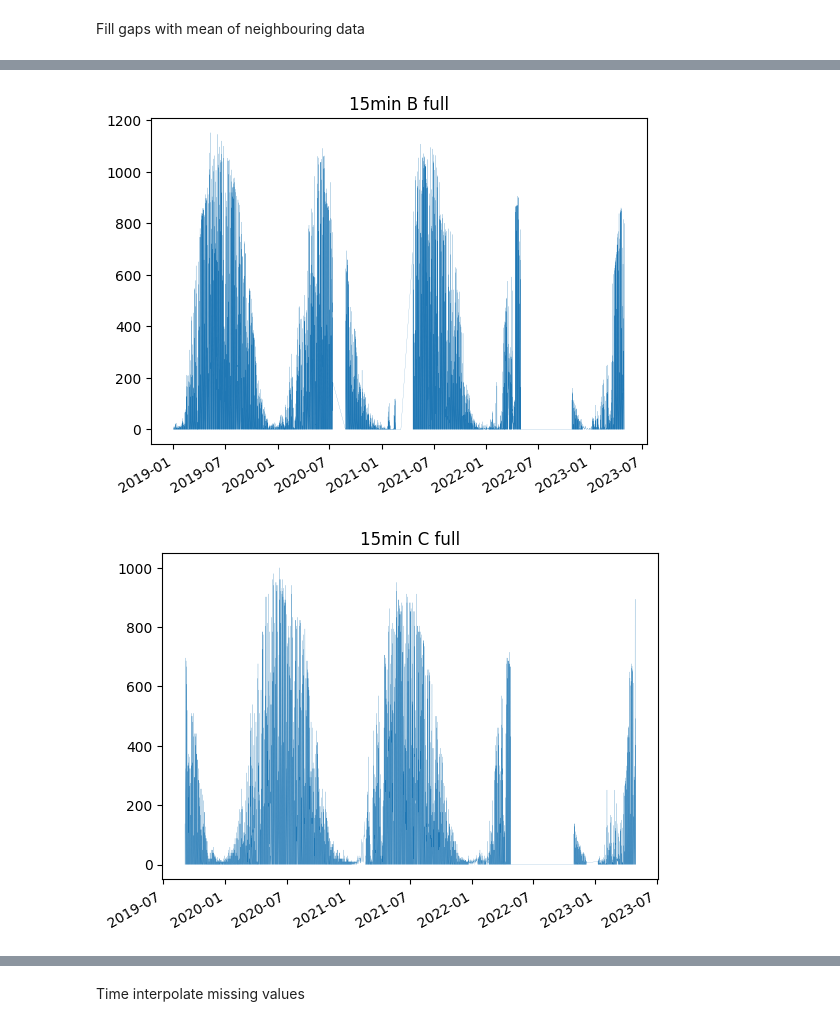
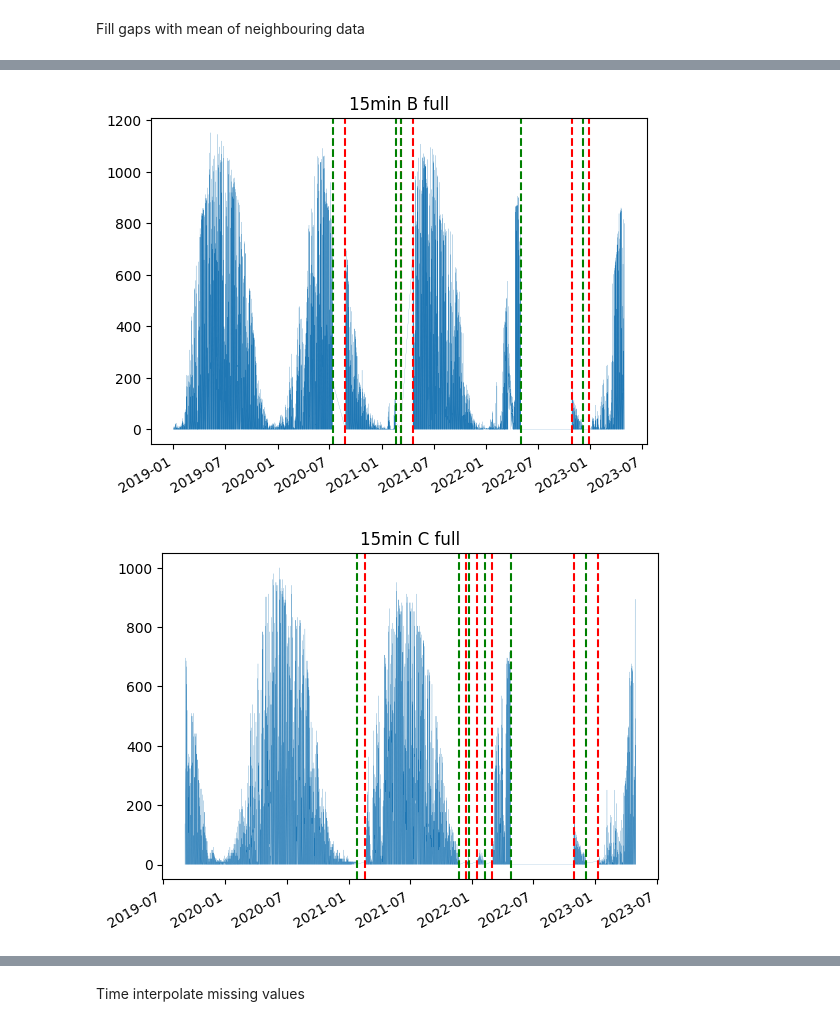
Before and after one commit to jkbch/machine_learning_exam, a Jupyter notebook: Jakob_notebook.ipynb, the cells around one changed output, grey strips where cells are left out. Cells and saved outputs as stored; diff of their text form; code cells hidden in the pictures.

```diff
--- a/Jakob_notebook.ipynb
+++ b/Jakob_notebook.ipynb
@@ -250,25 +250,25 @@ pd.concat([Xs["og"][loc][type] for loc in Xs["og"] for type in Xs["og"][loc]]).d
 # %% [markdown]
 Plot timeperiod of test dates
 # %%
-test_dates = {loc: Xs["og"][loc]["test"].index.copy() for loc in Xs["og"]}
+extract_dates = {loc: Xs["og"][loc]["test"].index.copy() for loc in Xs["og"]}
 
 if display_plots:
-    for height, loc in zip([3,2,1], test_dates):
-        plt.plot(test_dates[loc], [height] * len(test_dates[loc]), marker='o', markersize=1, linestyle='')
+    for height, loc in zip([3,2,1], extract_dates):
+        plt.plot(extract_dates[loc], [height] * len(extract_dates[loc]), marker='o', markersize=1, linestyle='')
 
-    display(test_dates[loc].to_series().diff().value_counts())
+    display(extract_dates[loc].to_series().diff().value_counts())
 
     plt.gca().axes.get_yaxis().set_visible(False)
     plt.ylim(0, 4)
-    plt.legend([loc for loc in test_dates])
+    plt.legend([loc for loc in extract_dates])
     plt.xticks(rotation=45)
     plt.show()
 
 def are_all_equal_series(series_lst):
     return all((series == series_lst[0]).all() for series in series_lst)
 
-assert are_all_equal_series([test_dates[loc] for loc in test_dates])
-test_dates = test_dates["A"]
+assert are_all_equal_series([extract_dates[loc] for loc in extract_dates])
+extract_dates = extract_dates["A"]
 # %% [output]
 time
 0 days 00:15:00    2862
@@ -377,9 +377,9 @@ def date_gaps_detection(X, min_gap_time):
 min_gap_time = pd.Timedelta(days=1)
 
 if display_plots:
-    gaps = gap_detection_in_dates(test_dates, min_gap_time)
+    gaps = gap_detection_in_dates(extract_dates, min_gap_time)
 
-    plt.plot(test_dates, [1] * len(test_dates), marker='o', markersize=1, linestyle='')
+    plt.plot(extract_dates, [1] * len(extract_dates), marker='o', markersize=1, linestyle='')
 
     ax = plt.gca()
     for start_date, end_date in gaps:
@@ -437,17 +437,17 @@ if display_plots:
 # %% [markdown]
 Set constant gaps to NaN
 # %%
-def fill_gaps_with_value(x, gaps, val):
+def fill_constant_gaps_with_nan(x, min_gap_time):
+    gaps = value_gaps_detection(x, min_gap_time)
     for (start_date, end_date) in gaps:
-        gap_dates = x.index[(start_date < x.index) & (x.index < end_date)]
-        x[gap_dates] = val
+        gap_index = x.index[(start_date < x.index) & (x.index < end_date)]
+        x[gap_index] = np.nan
 
 min_gap_time = pd.Timedelta(days=1)
 
 for loc in ys["og"]:
     for type in ys["og"][loc]:
-        gaps = value_gaps_detection(ys["og"][loc][type], min_gap_time)
-        fill_gaps_with_value(ys["og"][loc][type], gaps, np.nan)
+        fill_constant_gaps_with_nan(ys["og"][loc][type], min_gap_time)
 # %% [markdown]
 Reindex to 15 min and 1 hour regular timeseries and combine all the a full timeseries
 # %%
@@ -556,38 +550,43 @@ def while_fill_gaps(min_gap_time, max_days, X1, X2=None, intersection_only=True,
     else:
         return X1, X2
 # %%
-max_days = 14
+max_days = 8
 
 for pre in ["15min", "1hour"]:
     for loc in Xs[pre]:
         for type in Xs[pre][loc]:
             Xs[pre][loc][type] = while_fill_gaps(min_gap_time, max_days, Xs[pre][loc][type])
 
         for type in ys[pre][loc]:
             ys[pre][loc][type] = while_fill_gaps(min_gap_time, max_days, ys[pre][loc][type])
 
 if display_plots:
     for pre in ["15min", "1hour"]:
         for loc in ys[pre]:
-            ys[pre][loc]["full"].dropna().plot(lw=0.1)
+            ax = ys[pre][loc]["full"].dropna().plot(lw=0.1)
+
+            gaps = date_gaps_detection(ys[pre][loc]["full"], min_gap_time)
+            for start_date, end_date in gaps:
+                ax.axvline(start_date, linestyle='--', color="green")
+                ax.axvline(end_date, linestyle='--', color="red")
 
             plt.title(pre + " " + loc + " full")
             plt.show()
 
     legends = []
     y = 0
     for pre in Xs:
         for loc in Xs[pre]:
             y = y + 1
             legends.append(pre + " " + loc + " " + type)
             plt.plot(Xs[pre][loc]["test"].index, [y] * len(Xs[pre][loc]["test"].index), marker='o', markersize=1, linestyle='')
 
     plt.gca().axes.get_yaxis().set_visible(False)
     plt.legend(legends)
     plt.xticks(rotation=45)
     plt.show()
 # %% [output]
 [figure]
-[figure, old version]
+[figure, new version]
-[figure, old version]
+[figure, new version]
 [figure]
```
Also changed, not shown: parts of 19 cells of this notebook.
